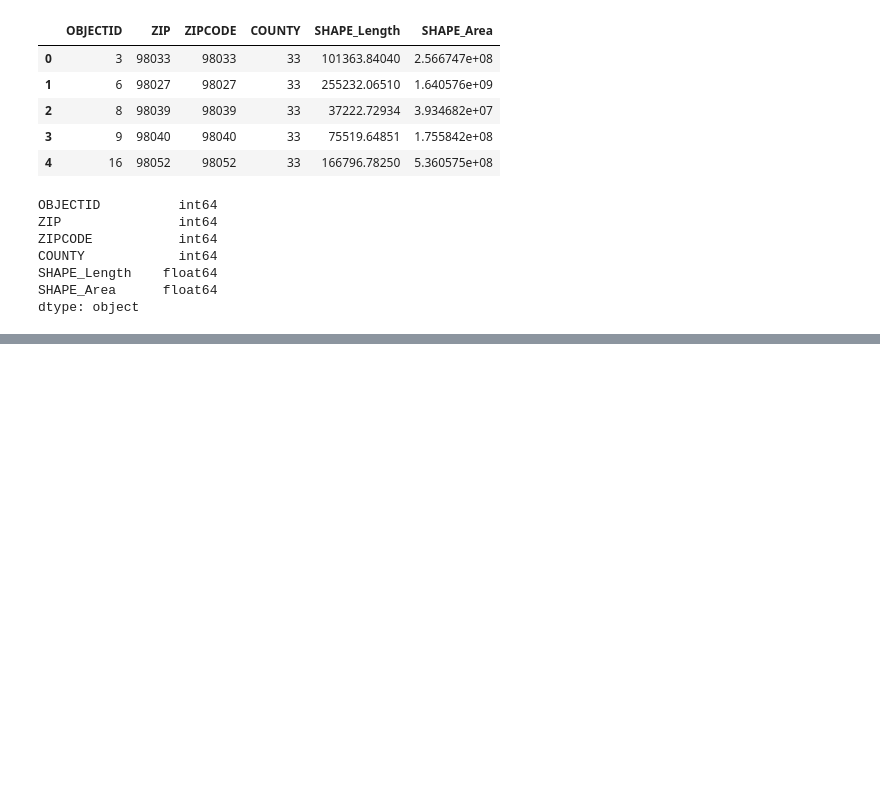
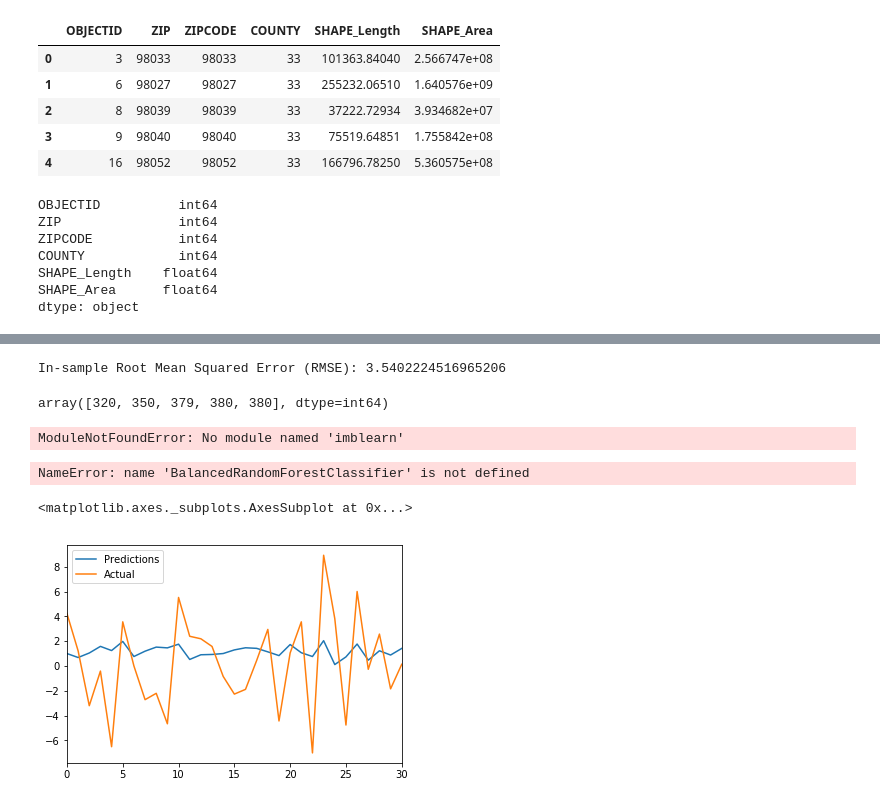
Before and after one commit to CapraRoyale/property-predictions, a Jupyter notebook: seattle_data.ipynb, the cells around one changed output, grey strips where cells are left out. Cells and saved outputs as stored; diff of their text form; code cells hidden in the pictures; blank space fills up the shorter version.

```diff
--- a/seattle_data.ipynb
+++ b/seattle_data.ipynb
@@ -844,0 +781,18 @@ weighted avg       0.00      0.00      0.00      32.0
+# %%
+# Construct a DataFrame using just the "y" training data:
+in_sample_results = y_train.to_frame()
+
+# Add a column of "in-sample" predictions to that DataFrame:
+in_sample_results["In-sample Predictions"] = model.predict(X_train)
+
+# Calculate in-sample mean_squared_error (for comparison to out-of-sample)
+in_sample_mse = mean_squared_error(
+    in_sample_results["Return"],
+    in_sample_results["In-sample Predictions"]
+)
+
+# Calculate in-sample root mean_squared_error (for comparison to out-of-sample)
+in_sample_rmse = np.sqrt(in_sample_mse)
+print(f"In-sample Root Mean Squared Error (RMSE): {in_sample_rmse}")
+# %% [output]
+In-sample Root Mean Squared Error (RMSE): 3.5402224516965206
@@ -844,0 +807,50 @@ weighted avg       0.00      0.00      0.00      32.0
+# %%
+X = brf_df[["Homes Sold", "New Listings","Inventory", "Days on Market", "Average Sale To List" ]].copy()
+y = brf_df["Median Sale Price"].ravel()
+y[:5]
+# %% [output]
+array([320, 350, 379, 380, 380], dtype=int64)
+# %%
+# X_train = X.iloc[:94,:]
+# X_test = X.iloc[95:,:]
+
+# y_train = y[0:94]
+# y_test = y[95::]
+
+split = int(0.7 * len(X))
+X_train = X[: split]
+X_test = X[split:]
+y_train = y[: split]
+y_test = y[split:]
+# %%
+# from sklearn.ensemble import RandomForestClassifier
+from sklearn.preprocessing import StandardScaler
+from imblearn.ensemble import BalancedRandomForestClassifier
+scaler = StandardScaler().fit(X)
+
+X_train_scaled = scaler.transform(X_train)
+X_test_scaled = scaler.transform(X_test)
+# %% [output]
+ModuleNotFoundError: No module named 'imblearn'
+# %%
+# Creating Balanced Random Forest Model
+
+brf = BalancedRandomForestClassifier(n_estimators=1000, random_state=1)
+brf.fit(X_train_scaled, y_train)
+
+predictions = brf.predict(X_test_scaled)
+
+results = pd.DataFrame({
+
+    "Predictions":predictions,
+    "Actual":y_test
+}).reset_index(drop=True)
+
+results.tail()
+# %% [output]
+NameError: name 'BalancedRandomForestClassifier' is not defined
+# %%
+results.plot()
+# %% [output]
+<matplotlib.axes._subplots.AxesSubplot at 0x...>
+[figure, added]
```
Also changed, not shown: parts of 65 cells of this notebook.
